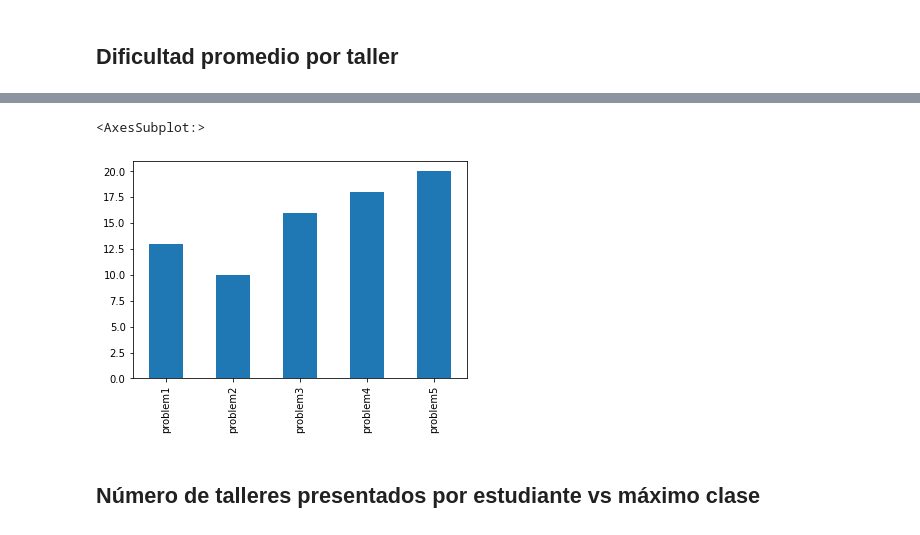
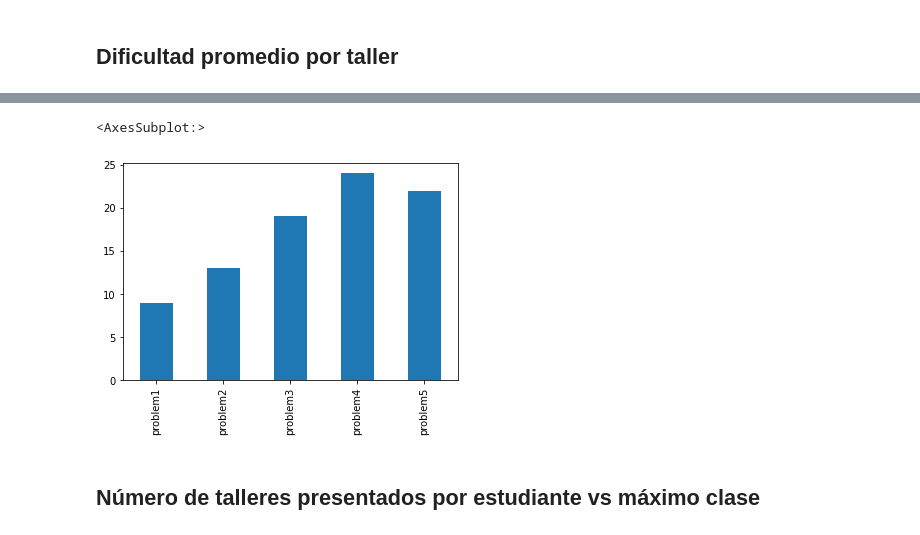
Before and after one commit to lalbricenov/pruebaEjercicios, a Jupyter notebook: Analysis.ipynb, the cells around one changed output, grey strips where cells are left out. Saved outputs shown, nothing was run; the diff lists cells and outputs as text; code cells hidden in the pictures.

```diff
--- a/Analysis.ipynb
+++ b/Analysis.ipynb
@@ -173,8 +177,8 @@ df[["psCode", "dificultad"]].groupby(["psCode"]).sum().sort_values("dificultad",
 # %%
-df.loc[df["psCode"]=="3202021003"][["problem1", "problem2", "problem3", "problem4", "problem5"]].sum(axis=0).plot(kind="bar")
+df.loc[df["psCode"]=="1202021004"][["problem1", "problem2", "problem3", "problem4", "problem5"]].sum(axis=0).plot(kind="bar")
 # %% [output]
 <AxesSubplot:>
-[figure, old version]
+[figure, new version]
 # %% [markdown]
 ## Número de talleres presentados por estudiante vs máximo clase
 # %%
```
Also changed, not shown: parts of 14 cells of this notebook, 15 other files.
